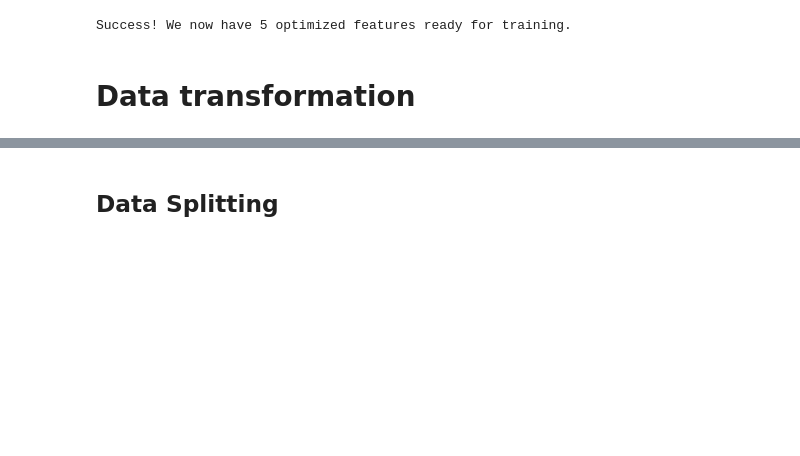
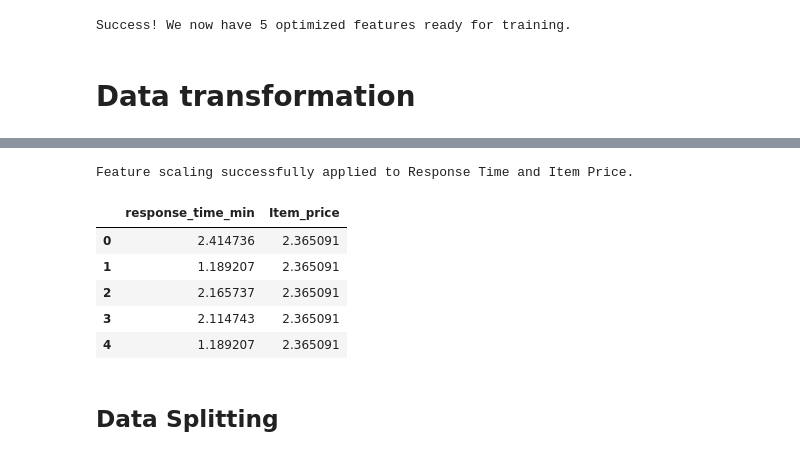
Before and after one commit to amol004/E-Commerce-Customer-Satisfaction-Score-Prediction-Deep-Learning, a Jupyter notebook: E_Commerce_Customer_Satisfaction_Score_Prediction.ipynb, the cells around one changed output, grey strips where cells are left out. Cells and saved outputs as stored; diff of their text form; code cells hidden in the pictures; blank space fills up the shorter version.

```diff
--- a/E_Commerce_Customer_Satisfaction_Score_Prediction.ipynb
+++ b/E_Commerce_Customer_Satisfaction_Score_Prediction.ipynb
@@ -1088,2 +1110,26 @@ print(f"New Skewness - response_time_min: {df['response_time_min'].skew():.2f}")
+# %%
+# --- REFINING FEATURE SCALES (NORMALIZATION) ---
+
+# 1. We apply a Square Root transformation to our response time variable
+# This helps stabilize the variance so that very long response times don't dominate the model
+df_removed['response_time_min'] = np.sqrt(df_removed['response_time_min'])
+
+# 2. We apply a Fourth Root transformation (power of 0.25) to 'Item_price'
+# Since prices can vary significantly, this transformation pulls extreme high prices
+# closer to the average, creating a more 'bell-shaped' distribution for the AI
+df_removed['Item_price'] = (df_removed['Item_price']) ** 0.25
+
+# 3. Confirmation of transformation
+# We check the first few rows to ensure the numbers have been correctly scaled
+print("Feature scaling successfully applied to Response Time and Item Price.")
+display(df_removed[['response_time_min', 'Item_price']].head())
+# %% [output]
+Feature scaling successfully applied to Response Time and Item Price.
+|  | response_time_min | Item_price |
+| 0 | 2.414736 | 2.365091 |
+| 1 | 1.189207 | 2.365091 |
+| 2 | 2.165737 | 2.365091 |
+| 3 | 2.114743 | 2.365091 |
+| 4 | 1.189207 | 2.365091 |
 # %% [markdown]
 ## **Data Splitting**
```
Also changed, not shown: parts of 12 cells of this notebook.
